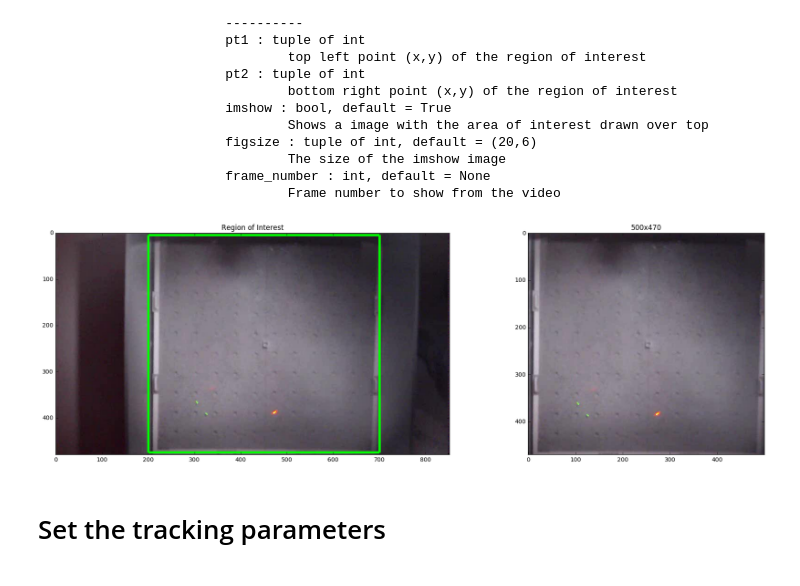
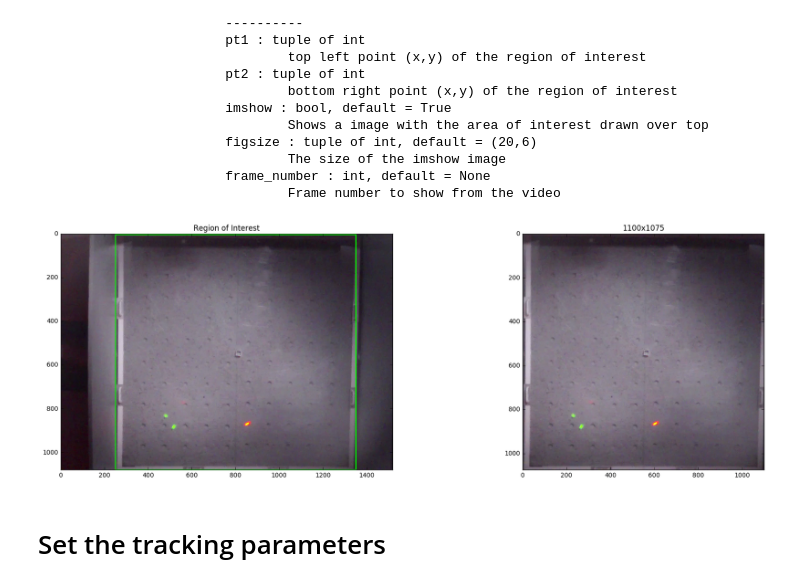
Before and after one commit to jgraving/tracker, a Jupyter notebook: example/pose_tracker_example.ipynb, the cells around one changed output. Saved outputs shown, nothing was run; the diff lists cells and outputs as text; code cells hidden in the pictures.

```diff
--- a/example/pose_tracker_example.ipynb
+++ b/example/pose_tracker_example.ipynb
@@ -21,7 +21,7 @@ Initializes a Tracker. Opens the source to check if it is working and then close
         Tracker : class
                 the Tracker class
 # %%
-tracker = Tracker(video_source = "/Users/Jake/shrew_sample.mp4")
+tracker = Tracker(video_source = "/Users/Jake/Downloads/2015-07-01-1-v5.mp4")
 #tracker = Tracker(0) # uncomment this to use webcam
 # %% [markdown]
 # Show and record the video stream
@@ -81,9 +81,9 @@ Set the region of interest for the tracker.
                         frame_number : int, default = None
                                 Frame number to show from the video
 # %%
-tracker.set_roi(pt1 = (200,5), pt2 = (700,475), imshow = True, figsize = (20,6))
+tracker.set_roi(pt1 = (250,5), pt2 = (1350,1080), imshow = True, figsize = (20,6))
 # %% [output]
-[figure, old version]
+[figure, new version]
 # %% [markdown]
 # Set the tracking parameters
 # %%
```
Also changed, not shown: parts of 2 cells of this notebook, 1 other file.
